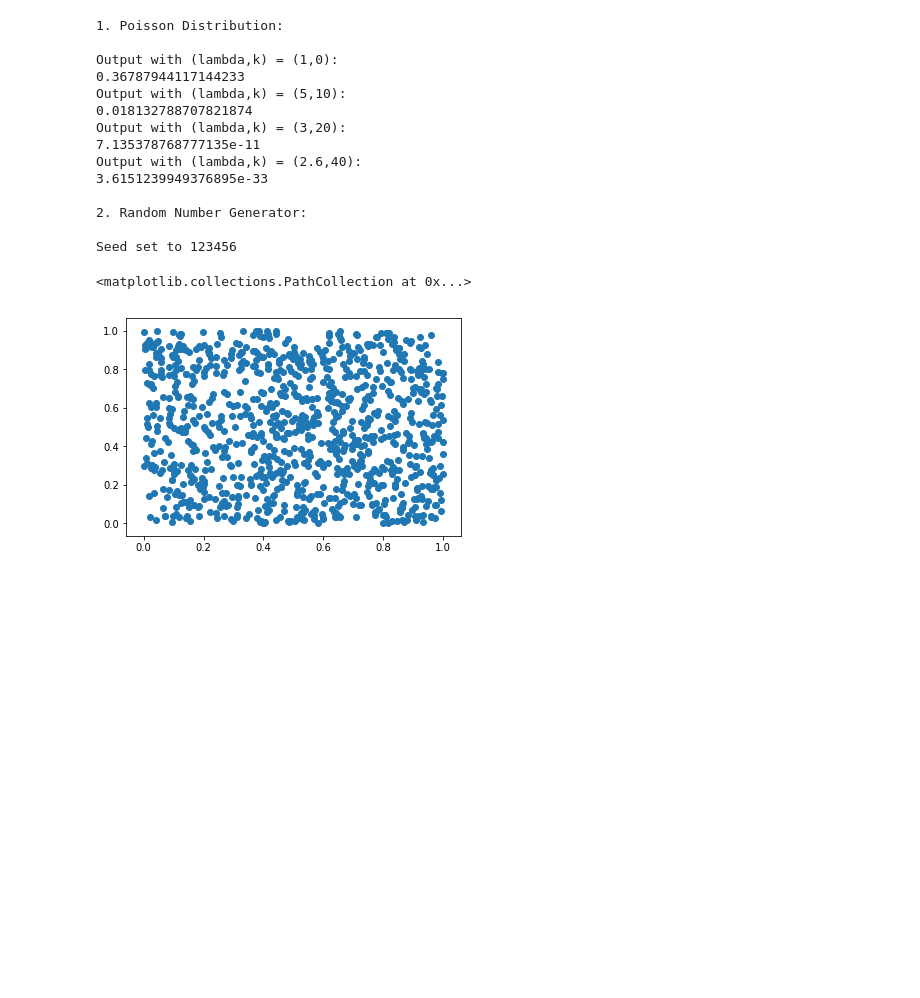
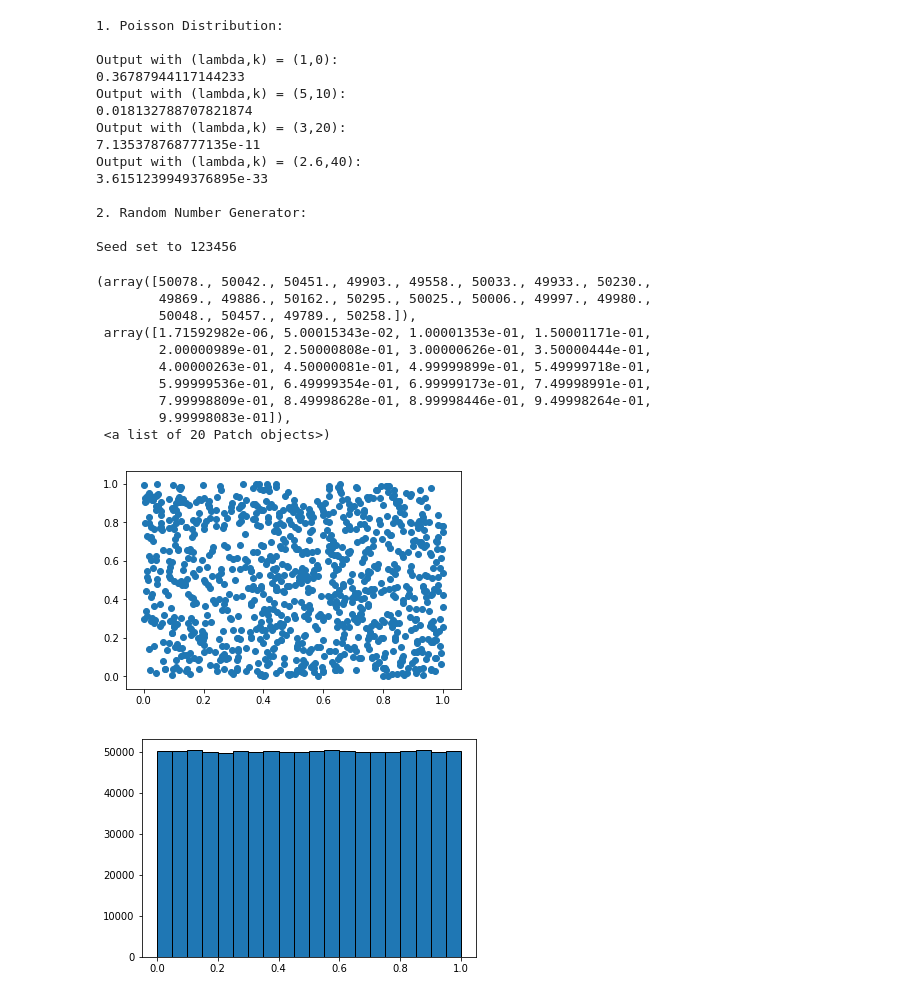
Before and after one commit to ruoyanwangdr/Numerical-Recipes-In-Astrophysics, a Jupyter notebook: handin1.ipynb, the cells around one changed output. Cells and saved outputs as stored; diff of their text form; code cells hidden in the pictures; blank space fills up the shorter version.

Commit message:
Add scatter and hist

```diff
--- a/handin1.ipynb
+++ b/handin1.ipynb
@@ -39,8 +39,8 @@ for i in range(len(k)):
     print(Poisson_probability_distribution(Lambda[i],k[i]))
 
 # Random Number Generator.
-# All three methods are combined by applying the input as the output
-# of the previous method.
+# All three methods from lecture slides are combined by applying
+# the input as the output of the previous method.
 print()
 print('2. Random Number Generator:')
 print()
@@ -78,35 +78,56 @@ def xor_shift_64():
     a1 = 21
     a2 = 35
     a3 = 4
+    bit64 = 0xffffffffffffffff
 
-    t = X ^ (X << a2) & 0xffffffffffffffff # Keep in 64-bit.
+    t = X^(X<<a2) & bit64 # Keep in 64-bit.
     X = Y
     Y = Z
     Z = W
-    W = W ^ (W >> a1) ^ t ^ (t >> a3) & 0xffffffffffffffff # Keep in 64-bit.
+    W = W^(W>>a1)^t^(t>>a3) & bit64 # Keep in 64-bit.
 
-    return W /(2**64-1)
+    P = 2**64-1
+
+    return W / P
 
 x_i = []
 x_i_plus_1 = []
+
 for i in range(1000):
     x_i.append(xor_shift_64())
     x_i_plus_1.append(xor_shift_64())
+plt.figure()
 plt.scatter(x_i, x_i_plus_1)
+
+for i in range(1000000):
+    x_i.append(xor_shift_64())
+    x_i_plus_1.append(xor_shift_64())
+plt.figure()
+plt.hist(x_i, bins=20, histtype='bar', ec='black')
 # %% [output]
 1. Poisson Distribution:
 
 Output with (lambda,k) = (1,0):
 0.36787944117144233
 Output with (lambda,k) = (5,10):
 0.018132788707821874
 Output with (lambda,k) = (3,20):
 7.135378768777135e-11
 Output with (lambda,k) = (2.6,40):
 3.6151239949376895e-33
 
 2. Random Number Generator:
 
 Seed set to 123456
-<matplotlib.collections.PathCollection at 0x...>
+(array([50078., 50042., 50451., 49903., 49558., 50033., 49933., 50230.,
+        49869., 49886., 50162., 50295., 50025., 50006., 49997., 49980.,
+        50048., 50457., 49789., 50258.]),
+ array([1.71592982e-06, 5.00015343e-02, 1.00001353e-01, 1.50001171e-01,
+        2.00000989e-01, 2.50000808e-01, 3.00000626e-01, 3.50000444e-01,
+        4.00000263e-01, 4.50000081e-01, 4.99999899e-01, 5.49999718e-01,
+        5.99999536e-01, 6.49999354e-01, 6.99999173e-01, 7.49998991e-01,
+        7.99998809e-01, 8.49998628e-01, 8.99998446e-01, 9.49998264e-01,
+        9.99998083e-01]),
+ <a list of 20 Patch objects>)
 [figure]
+[figure, added]
```
